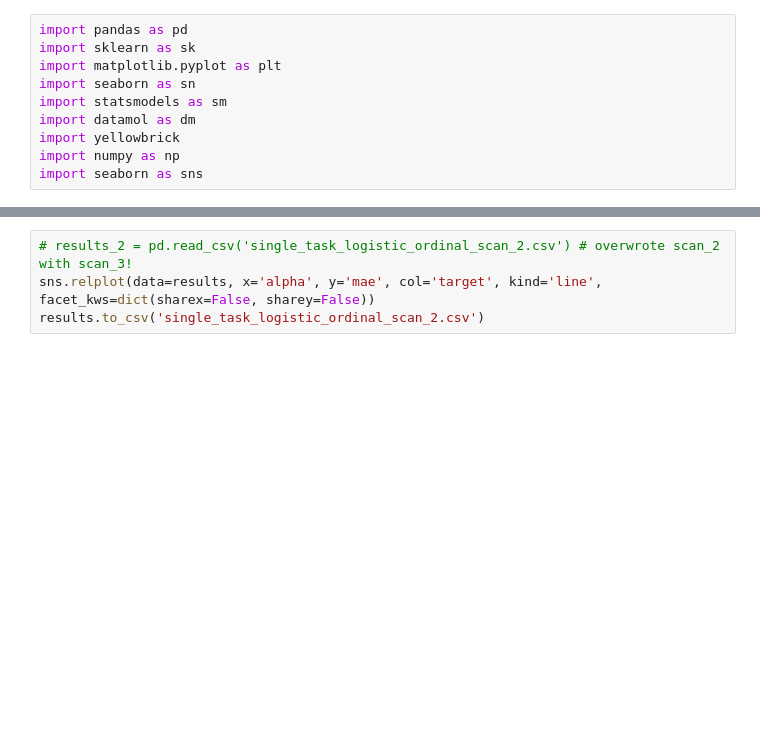
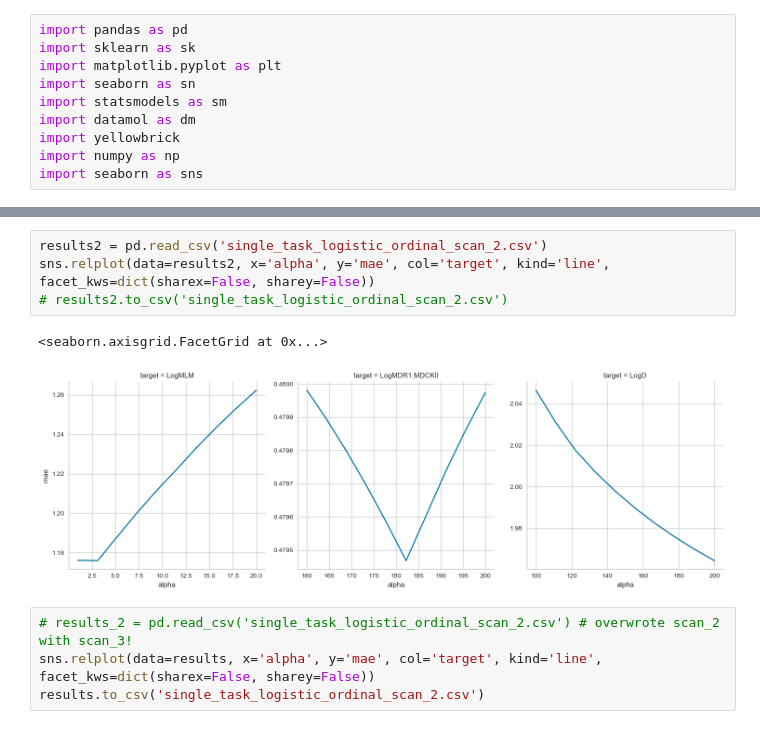
Before and after one commit to meyresearch/polaris_challenge, a Jupyter notebook: admet/dm_features/ordinal_models.ipynb, the cells around one changed output, grey strips where cells are left out. Drawn from its saved outputs; the diff is of its cells as text; blank space fills up the shorter version.

```diff
--- a/admet/dm_features/ordinal_models.ipynb
+++ b/admet/dm_features/ordinal_models.ipynb
@@ -34,3 +40,10 @@ results.loc[results.target=='LogD', :]
+# %%
+results2 = pd.read_csv('single_task_logistic_ordinal_scan_2.csv')
+sns.relplot(data=results2, x='alpha', y='mae', col='target', kind='line', facet_kws=dict(sharex=False, sharey=False))
+# results2.to_csv('single_task_logistic_ordinal_scan_2.csv')
+# %% [output]
+<seaborn.axisgrid.FacetGrid at 0x...>
+[figure, added]
 # %%
 # results_2 = pd.read_csv('single_task_logistic_ordinal_scan_2.csv') # overwrote scan_2 with scan_3!
 sns.relplot(data=results, x='alpha', y='mae', col='target', kind='line', facet_kws=dict(sharex=False, sharey=False))
```
Also changed, not shown: parts of 4 cells of this notebook, 4 other files.
